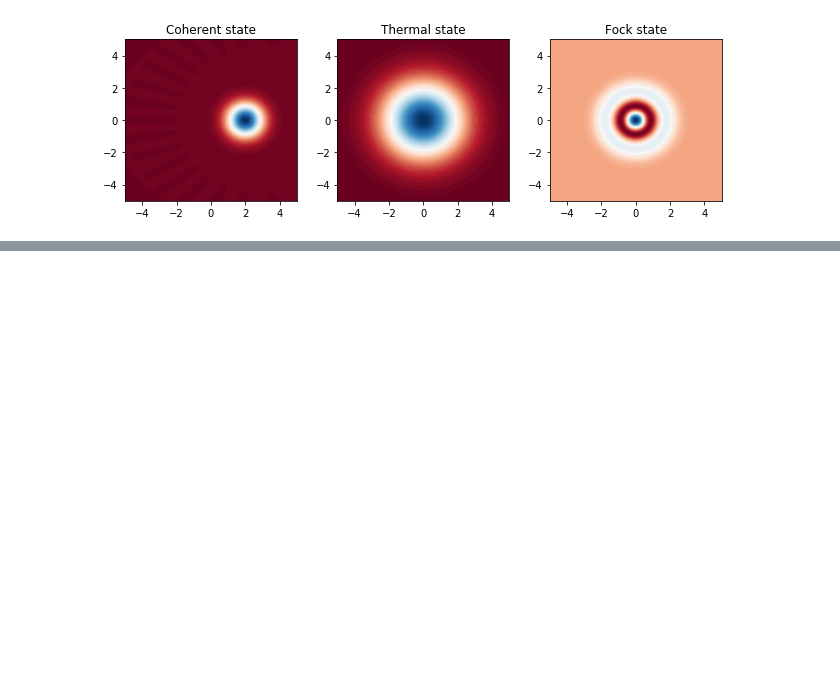
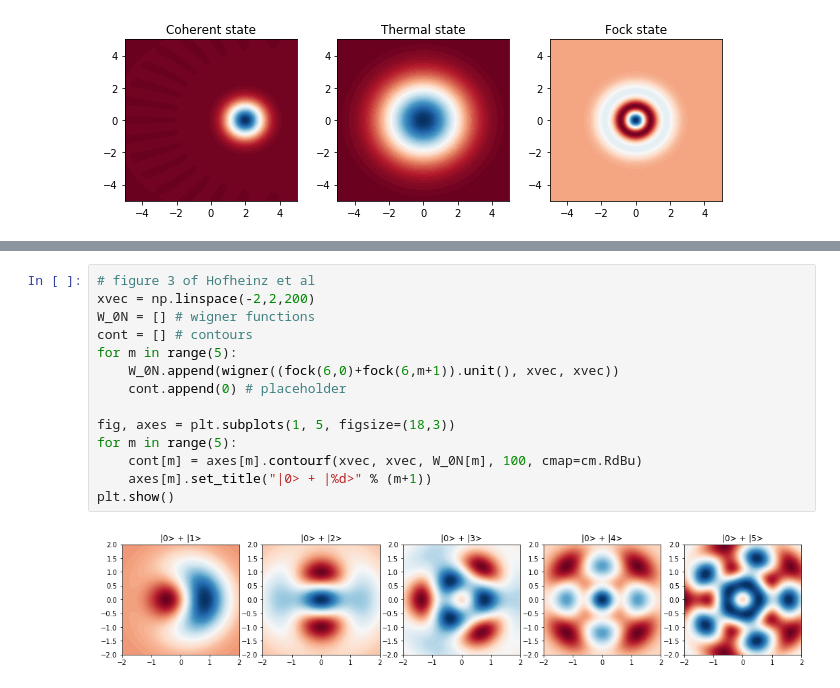
Before and after one commit to ateshian/quoptics, a Jupyter notebook: playing-with-qutip.ipynb, the cells around one changed output, grey strips where cells are left out. Saved outputs shown, nothing was run; the diff lists cells and outputs as text; blank space fills up the shorter version.

Commit message:
Updated with wigner functons

```diff
--- a/playing-with-qutip.ipynb
+++ b/playing-with-qutip.ipynb
@@ -275,3 +276,19 @@ plt.tight_layout()
 plt.show()
 # %% [output]
 [figure]
+# %%
+# figure 3 of Hofheinz et al
+xvec = np.linspace(-2,2,200)
+W_0N = [] # wigner functions
+cont = [] # contours
+for m in range(5):
+    W_0N.append(wigner((fock(6,0)+fock(6,m+1)).unit(), xvec, xvec))
+    cont.append(0) # placeholder
+
+fig, axes = plt.subplots(1, 5, figsize=(18,3))
+for m in range(5):
+    cont[m] = axes[m].contourf(xvec, xvec, W_0N[m], 100, cmap=cm.RdBu)
+    axes[m].set_title("|0> + |%d>" % (m+1))
+plt.show()
+# %% [output]
+[figure, added]
```
Also changed, not shown: parts of 1 cell of this notebook.
